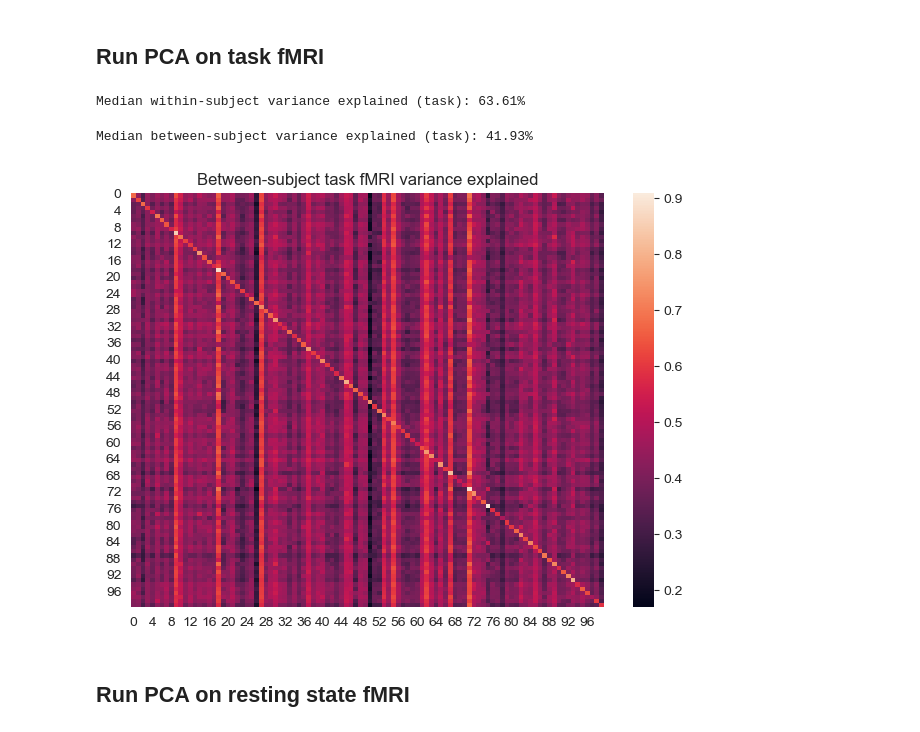
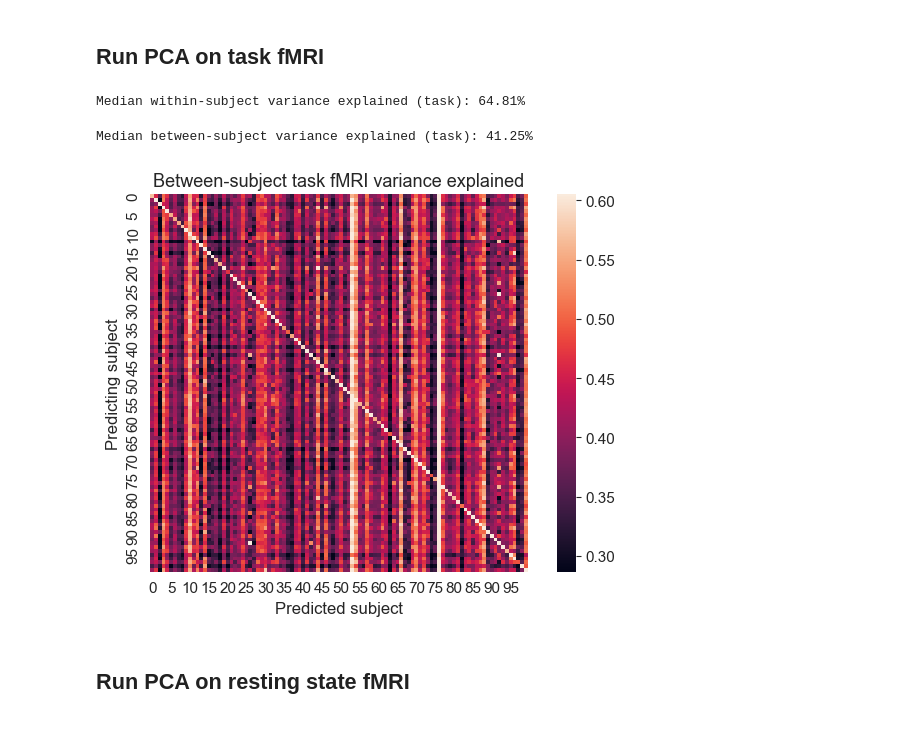
Before and after one commit to LindenParkesLab/neuro_rnn, a Jupyter notebook: scripts/biornn_results_dynamics.ipynb, the cells around one changed output. Saved outputs shown, nothing was run; the diff lists cells and outputs as text; code cells hidden in the pictures.

Commit message:
Dynamics analysis notebook more streamlined and selects same subjects for task and rest fMRI.

```diff
--- a/scripts/biornn_results_dynamics.ipynb
+++ b/scripts/biornn_results_dynamics.ipynb
@@ -503,3 +575,4 @@ else:
 # Load fMRI data
 # %%
 n_fmri_subj = 100
+pick_random_subjects = True
@@ -627,9 +731,9 @@ for model_idx in range(n_models):
     for run_idx in tqdm(range(n_runs), desc=f'Model {model_idx+1}/{n_models}'):
 
         # task PCA
-        pca, hpc, nt, ntp, nn, var_exp = pca_hidden_activity(
-            hidden_activity=test_data_task[model_idx][run_idx]['hidden_activity'],
-            n_components=n_pc, normalize_data=True)
+        pca, hpc, nt, ntp, nn, var_exp = fit_pca(
+            data=test_data_task[model_idx][run_idx]['hidden_activity'],
+            n_components=n_pc)
 
         trial_categ = test_data_task[model_idx][run_idx]['info'].ground_truth.to_numpy()
         categs = np.unique(trial_categ)
@@ -658,9 +762,9 @@ for model_idx in range(n_models):
         ve_task[run_idx] = var_exp['total']
 
         # rest PCA
-        pca, hpc, nt, ntp, nn, var_exp = pca_hidden_activity(
-            hidden_activity=[test_data_rest[model_idx][run_idx]['hidden_activity']],
-            n_components=n_pc, normalize_data=True)
+        pca, hpc, nt, ntp, nn, var_exp = fit_pca(
+            data=test_data_rest[model_idx][run_idx]['hidden_activity'],
+            n_components=n_pc)
 
         pca_hidden_rest_model.append({
             'pca': pca,
@@ -730,48 +834,40 @@ Mean variance explained (rest): 97.44%
 # %%
 pca_fmri_task = list()
 pca_fmri_task_var_exp = np.zeros((n_fmri_subj,))
 
 for si in tqdm(range(n_fmri_subj)):
     this_fmri = fmri_task_ts[:, :, si]
-    pca = PCA(n_components=n_pc)
-    pca.fit(this_fmri)
-
-    variance_explained = {
-        'each': pca.explained_variance_ratio_,
-        'cumul': np.cumsum(pca.explained_variance_ratio_),
-        'total': np.sum(pca.explained_variance_ratio_)
-    }
+    pca, _, _, _, _, variance_explained = fit_pca(data=this_fmri, n_components=n_pc)
     pca_fmri_task.append({'pca': pca, 'var_exp': variance_explained})
     pca_fmri_task_var_exp[si] = variance_explained['total']
 
 print(f'Median within-subject variance explained (task): {100*np.median(pca_fmri_task_var_exp):.2f}%')
 
 # compute inter-subject variance explained (baseline)
-N = n_fmri_subj
-fmri_task_intersubj_var_exp_all = np.zeros((N, N))
-for s1 in tqdm(range(N)):
-    x1 = fmri_task_ts[:, :, s1]
-    p1 = pca_fmri_task[s1]['pca']
-    for s2 in range(N):
-        x2 = fmri_task_ts[:, :, s2]
-        x2_pc = x2 @ p1.components_.T
-        total_var = np.sum(np.power(x2, 2), axis=None)
-        pc_vars = np.sum(np.power(x2_pc, 2), axis=0)
-        fmri_task_intersubj_var_exp_all[s1, s2] = np.sum(pc_vars) / total_var
+fmri_task_intersubj_var_exp_all = np.zeros((n_fmri_subj, n_fmri_subj))
+for s1 in tqdm(range(n_fmri_subj)):
+    pca1 = pca_fmri_task[s1]['pca']
+    for s2 in range(n_fmri_subj):
+        ts2 = fmri_task_ts[:, :, s2]
+        _, variance_explained = pca_projection(ts2, pca1, centering_mean='data')
+        fmri_task_intersubj_var_exp_all[s1, s2] = variance_explained['total']
 triuind = np.triu_indices_from(fmri_task_intersubj_var_exp_all, k=1)
 fmri_task_intersubj_var_exp_all_vec = fmri_task_intersubj_var_exp_all[triuind]
 fmri_task_intersubj_var_exp = np.median(fmri_task_intersubj_var_exp_all_vec)
 print(f'Median between-subject variance explained (task): {100*fmri_task_intersubj_var_exp:.2f}%')
 
+set_font_size(12)
 plt.figure()
-sns.heatmap(fmri_task_intersubj_var_exp_all)
+sns.heatmap(fmri_task_intersubj_var_exp_all, robust=True, square=True)
+plt.xlabel('Predicted subject')
+plt.ylabel('Predicting subject')
 plt.title('Between-subject task fMRI variance explained')
 plt.tight_layout()
 plt.show()
 # %% [output]
-Median within-subject variance explained (task): 63.61%
+Median within-subject variance explained (task): 64.81%
-Median between-subject variance explained (task): 41.93%
+Median between-subject variance explained (task): 41.25%
-[figure, old version]
+[figure, new version]
 # %% [markdown]
 ## Run PCA on resting state fMRI
 # %%
```
Also changed, not shown: parts of 25 cells of this notebook.
